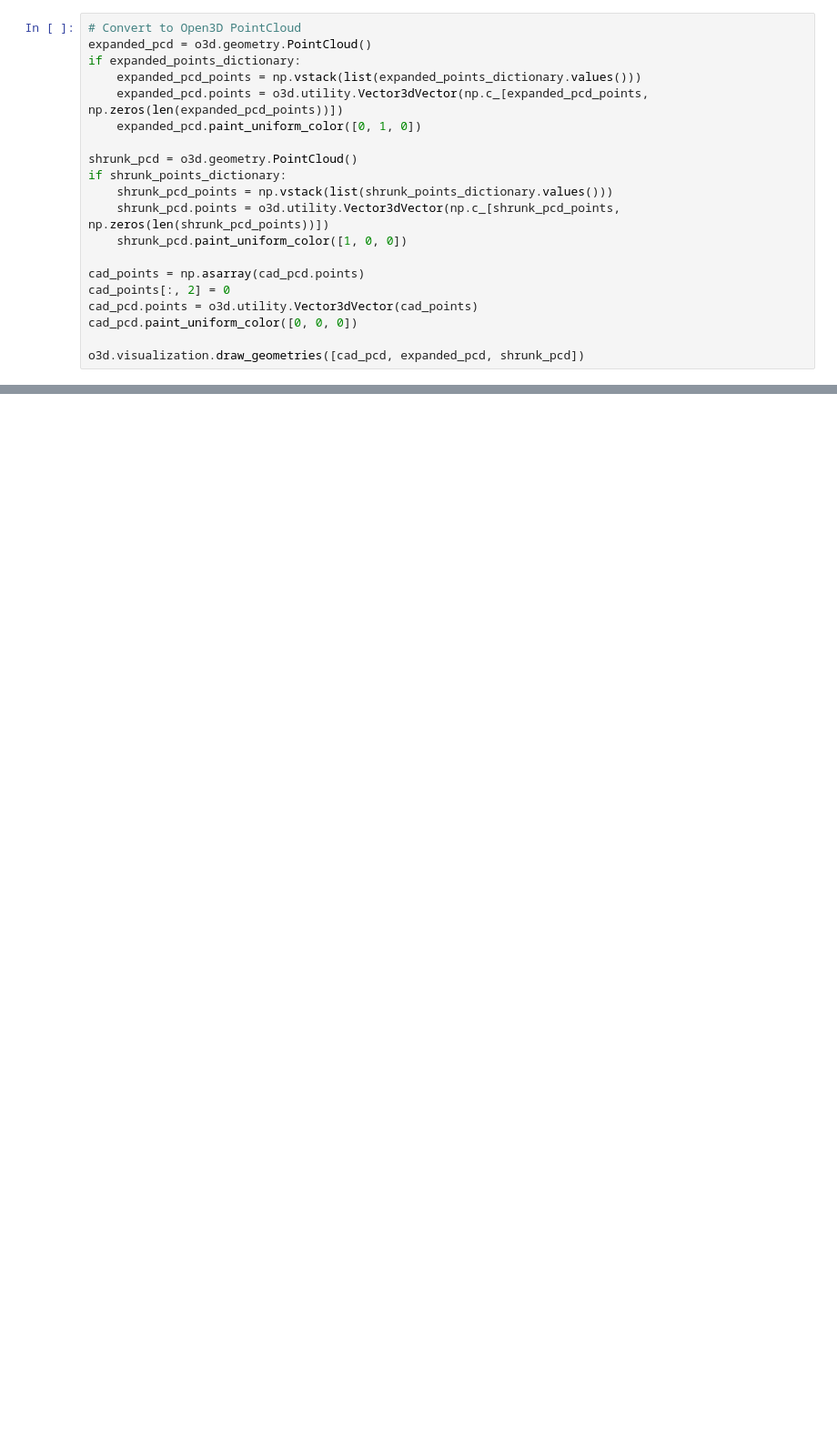
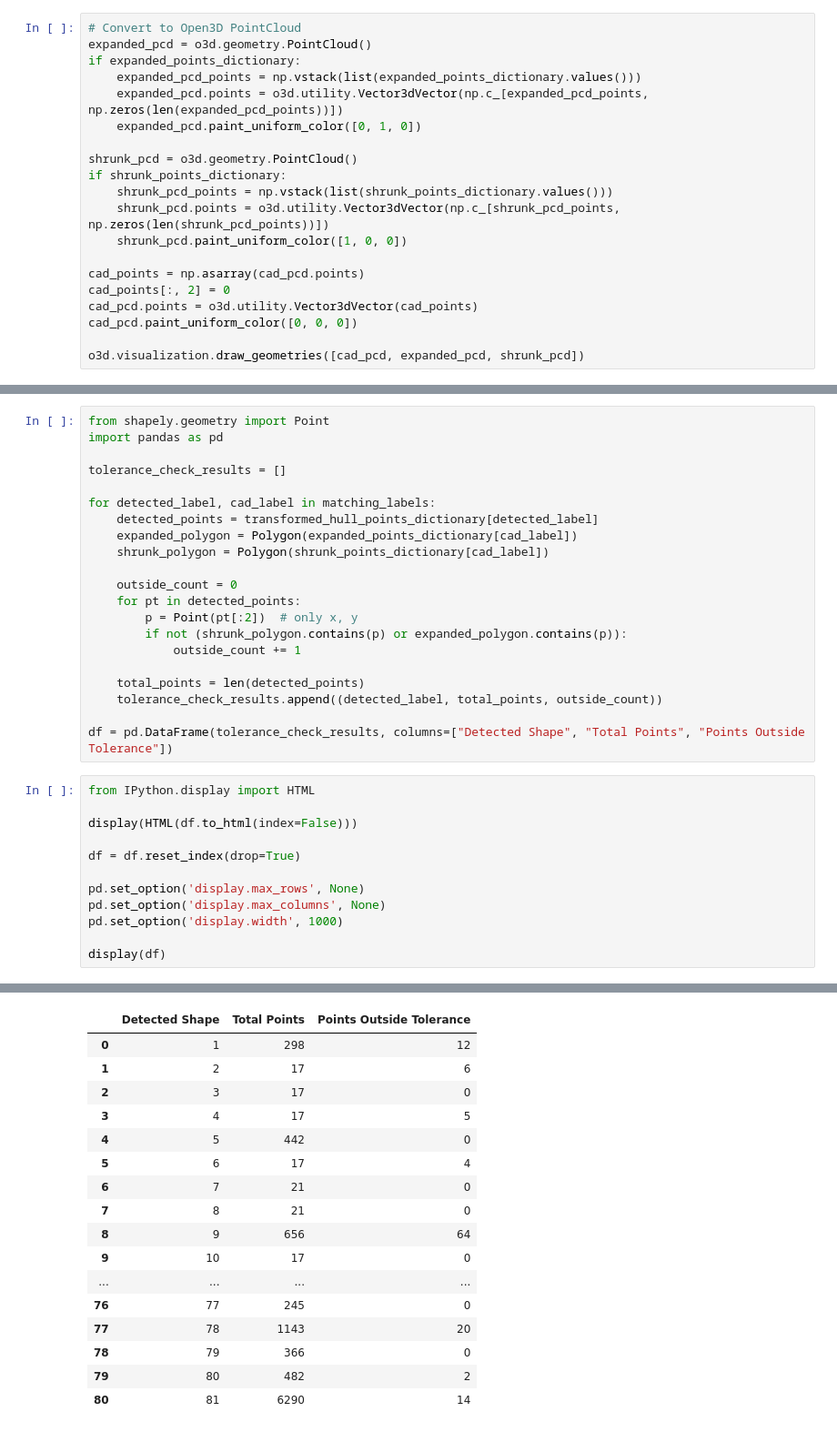
Before and after one commit to ckantas/PointClouds, a Jupyter notebook: ErrorInspectionTotalAugmented.ipynb, the cells around one changed output, grey strips where cells are left out. Shown: that part at 91% size. Cells and saved outputs as stored; diff of their text form; blank space fills up the shorter version.

```diff
--- a/ErrorInspectionTotalAugmented.ipynb
+++ b/ErrorInspectionTotalAugmented.ipynb
@@ -765,0 +1006,34 @@ o3d.visualization.draw_geometries([cad_pcd, expanded_pcd, shrunk_pcd])
+# %%
+from shapely.geometry import Point
+import pandas as pd
+
+tolerance_check_results = []
+
+for detected_label, cad_label in matching_labels:
+    detected_points = transformed_hull_points_dictionary[detected_label]
+    expanded_polygon = Polygon(expanded_points_dictionary[cad_label])
+    shrunk_polygon = Polygon(shrunk_points_dictionary[cad_label])
+
+    outside_count = 0
+    for pt in detected_points:
+        p = Point(pt[:2])  # only x, y
+        if not (shrunk_polygon.contains(p) or expanded_polygon.contains(p)):
+            outside_count += 1
+
+    total_points = len(detected_points)
+    tolerance_check_results.append((detected_label, total_points, outside_count))
+
+df = pd.DataFrame(tolerance_check_results, columns=["Detected Shape", "Total Points", "Points Outside Tolerance"])
+# %%
+from IPython.display import HTML
+
+display(HTML(df.to_html(index=False)))
+
+df = df.reset_index(drop=True)
+
+pd.set_option('display.max_rows', None)
+pd.set_option('display.max_columns', None)
+pd.set_option('display.width', 1000)
+
+display(df)
+# %% [output]
@@ -765,0 +1057,17 @@ o3d.visualization.draw_geometries([cad_pcd, expanded_pcd, shrunk_pcd])
+|  | Detected Shape | Total Points | Points Outside Tolerance |
+| 0 | 1 | 298 | 12 |
+| 1 | 2 | 17 | 6 |
+| 2 | 3 | 17 | 0 |
+| 3 | 4 | 17 | 5 |
+| 4 | 5 | 442 | 0 |
+| 5 | 6 | 17 | 4 |
+| 6 | 7 | 21 | 0 |
+| 7 | 8 | 21 | 0 |
+| 8 | 9 | 656 | 64 |
+| 9 | 10 | 17 | 0 |
+| ... | ... | ... | ... |
+| 76 | 77 | 245 | 0 |
+| 77 | 78 | 1143 | 20 |
+| 78 | 79 | 366 | 0 |
+| 79 | 80 | 482 | 2 |
+| 80 | 81 | 6290 | 14 |
```
Also changed, not shown: parts of 16 cells of this notebook, 3 other files.
